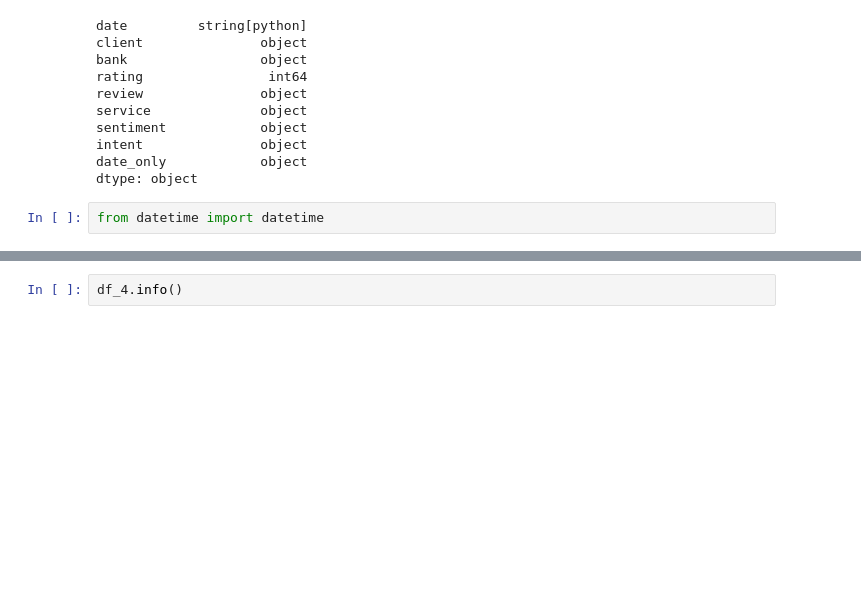
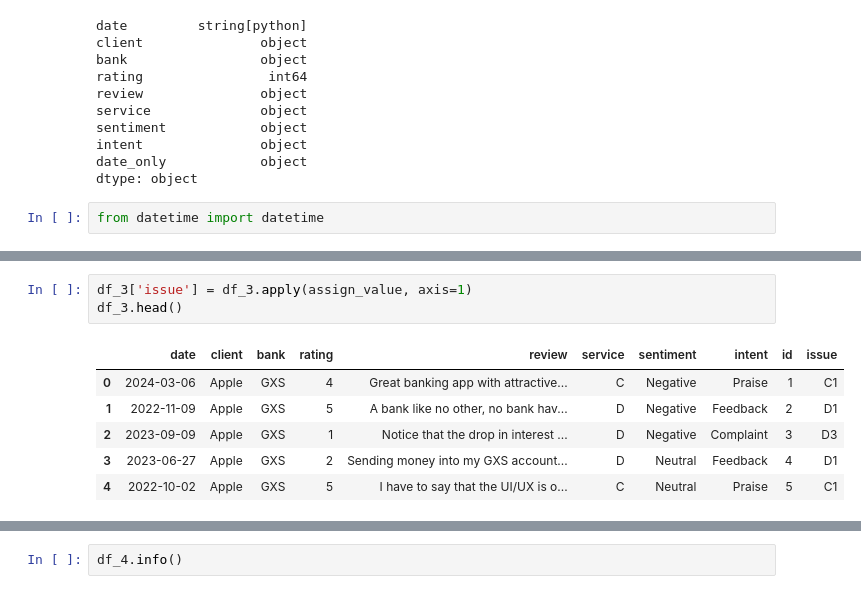
Before and after one commit to calebleehy/sentiment-analysis-with-llms, a Jupyter notebook: frontend/dashboard/generate_placeholder.ipynb, the cells around one changed output, grey strips where cells are left out. Drawn from its saved outputs; the diff is of its cells as text; blank space fills up the shorter version.

```diff
--- a/frontend/dashboard/generate_placeholder.ipynb
+++ b/frontend/dashboard/generate_placeholder.ipynb
@@ -94 +130,11 @@ df_3.head()
+# %%
+df_3['issue'] = df_3.apply(assign_value, axis=1)
+df_3.head()
+# %% [output]
+|  | date | client | bank | rating | review | service | sentiment | intent | id | issue |
+| 0 | 2024-03-06 | Apple | GXS | 4 | Great banking app with attractive... | C | Negative | Praise | 1 | C1 |
+| 1 | 2022-11-09 | Apple | GXS | 5 | A bank like no other, no bank hav... | D | Negative | Feedback | 2 | D1 |
+| 2 | 2023-09-09 | Apple | GXS | 1 | Notice that the drop in interest ... | D | Negative | Complaint | 3 | D3 |
+| 3 | 2023-06-27 | Apple | GXS | 2 | Sending money into my GXS account... | D | Neutral | Feedback | 4 | D1 |
+| 4 | 2022-10-02 | Apple | GXS | 5 | I have to say that the UI/UX is o... | C | Neutral | Praise | 5 | C1 |
 # %%
```
Also changed, not shown: parts of 11 cells of this notebook, 1 other file.
